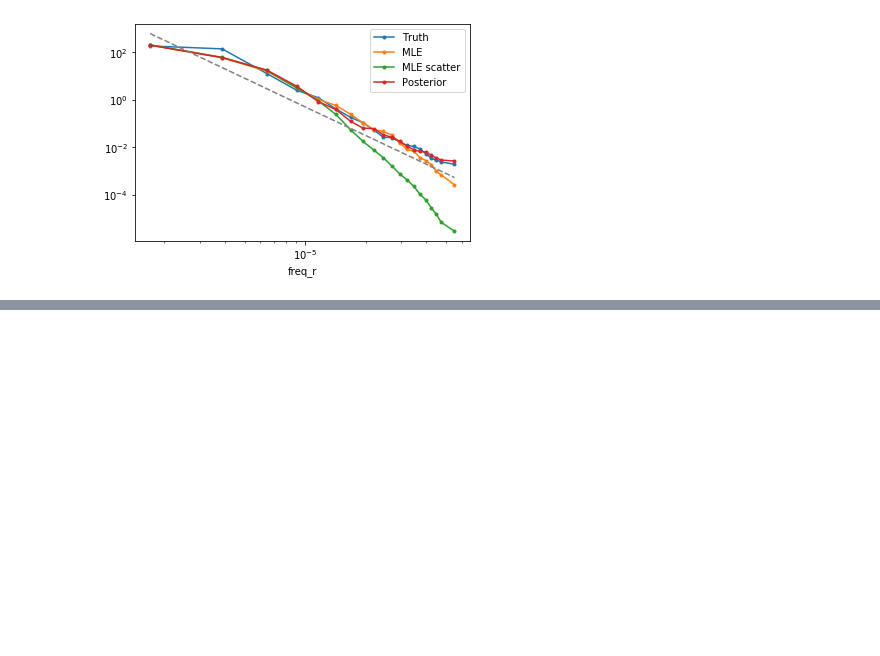
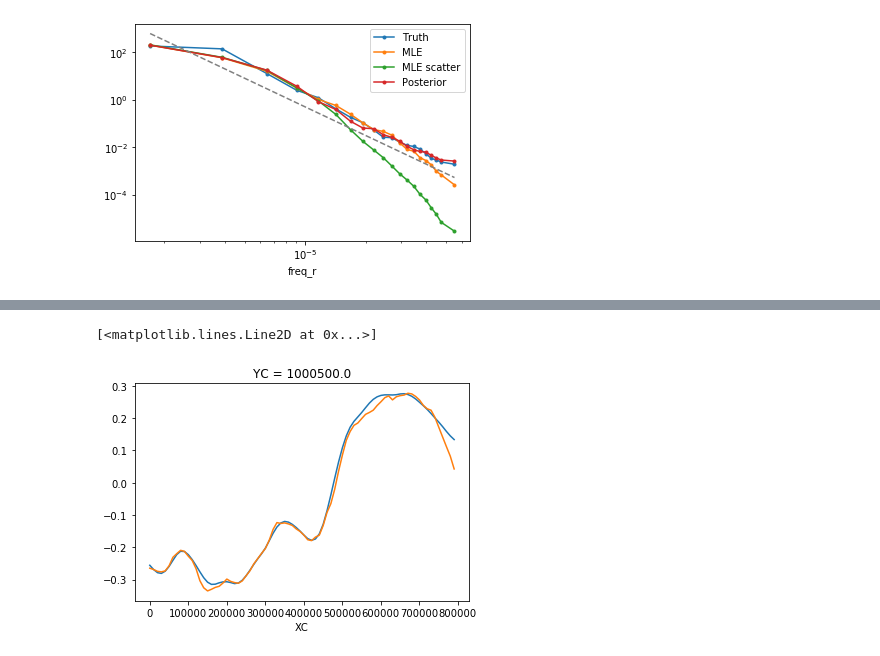
Before and after one commit to dhruvbalwada/GP_spectral_estimation, a Jupyter notebook: notebooks/spectra_MITgcm_1km.ipynb, the cells around one changed output, grey strips where cells are left out. Drawn from its saved outputs; the diff is of its cells as text; code cells hidden in the pictures; blank space fills up the shorter version.

```diff
--- a/notebooks/spectra_MITgcm_1km.ipynb
+++ b/notebooks/spectra_MITgcm_1km.ipynb
@@ -410,0 +507,13 @@ plt.legend()
+# %%
+posterior_mix_sample = gp_mix.sample_conditional(Yinput_rand, test_pts)
+# %%
+posterior_mix_sample_xr = xr.DataArray(
+                    posterior_mix_sample.reshape(nx,nx),
+                           coords= [('XC',eta_sel.XC),
+                                    ('YC',eta_sel.YC)])
+# %%
+pred_MLE_mix_xr.sel(YC=1000e3, method='nearest').plot()
+posterior_mix_sample_xr.sel(YC=1000e3, method='nearest').plot()
+# %% [output]
+[<matplotlib.lines.Line2D at 0x...>]
+[figure, added]
```
Also changed, not shown: parts of 27 cells of this notebook.
